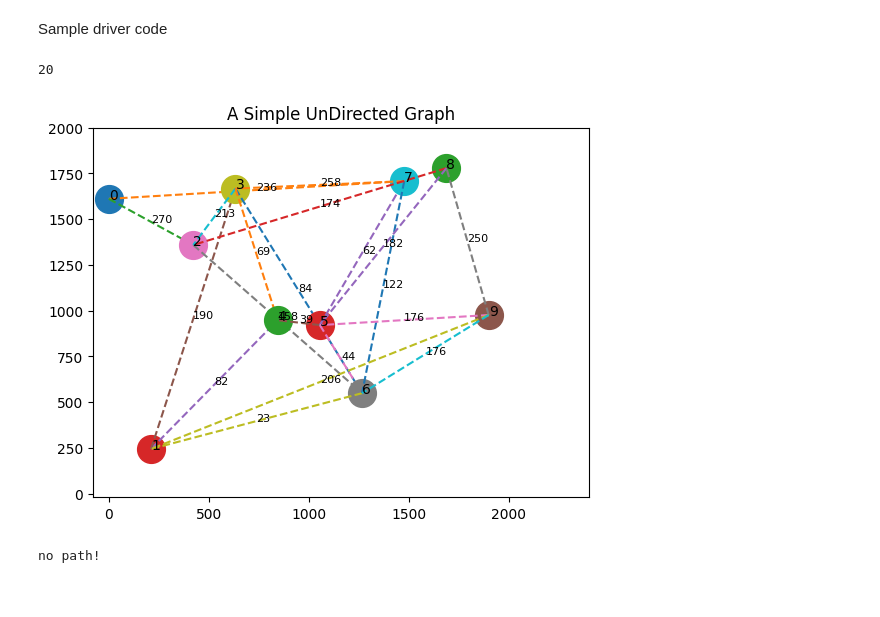
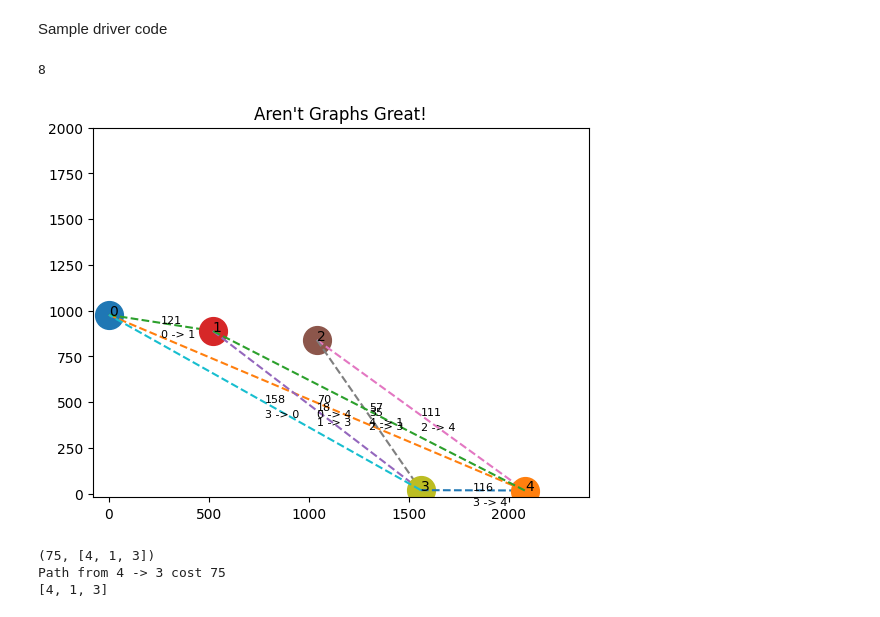
Before and after one commit to jglatts/graphs, a Jupyter notebook: PyGraph.ipynb, the cells around one changed output. Drawn from its saved outputs; the diff is of its cells as text; code cells hidden in the pictures.

```diff
--- a/PyGraph.ipynb
+++ b/PyGraph.ipynb
@@ -13,9 +14,9 @@ class MinPQ:
         for i in range(len(self.queue)):
             for j in range(len(self.queue)):
                 if (self.queue[i][2] < self.queue[j][2]):
-                    temp = self.queue[j][0]
-                    self.queue[j][2] = self.queue[i][2]
-                    self.queue[i][2] = temp
+                    temp = self.queue[j]
+                    self.queue[j] = self.queue[i]
+                    self.queue[i] = temp
 
     def pop(self):
         return self.queue.pop(0)
@@ -46,6 +47,7 @@ class Graph:
     def add(self, node_from, node_to, weight):
         assert(node_from < self.num_nodes)
         assert(node_to < self.num_nodes)
+        assert(weight >= 0)
         self.adj_list[node_from].append(node_to)
         self.edge_weight[node_from].append(weight)
         self.edges += 1
@@ -63,12 +65,12 @@ class Graph:
                 count += 1
 
     def drawGraph(self):
-        plt.title("A Simple UnDirected Graph")
+        plt.title("Aren't Graphs Great!")
         plt.xlim(-80,2400)
         plt.ylim(-20,2000)
         y = self.getRand(-15, 1800, self.edges)
         print(len(y))
-        amp = 211
+        amp = 520
         for i in range(self.num_nodes):
             plt.plot([i*amp], [y[i]], marker="o", markersize=20)
             plt.text(i*amp, y[i], str(i))
@@ -76,6 +78,7 @@ class Graph:
             for node in self.adj_list[i]:
                 plt.plot([i*amp, node*amp],  [y[i], y[node]], linestyle="--")
                 plt.text((i*amp + node*amp) / 2, (y[i] + y[node]) / 2, self.edge_weight[i][count], fontsize=8)
+                plt.text((i*amp + node*amp) / 2, ((y[i] + y[node]) / 2)-80, str(i) + " -> " + str(node), fontsize=8)
                 count += 1
         plt.show()
 
@@ -98,6 +101,8 @@ class Graph:
             node, prev, weight = min_pq.pop()
             visited.append([node, prev])
             if node == end:
+                # end node found
+                # build the min cost path
                 path.append(prev)
                 curr = prev
                 idx = len(visited) - 2
@@ -114,7 +119,6 @@ class Graph:
                         curr = visited[idx][1]
                     idx -= 1
                 path.reverse()
-                print('Path ' + str(path))
                 break
 
             marked[node] = True
@@ -127,7 +131,8 @@ class Graph:
                     min_costs[adj_list[i]] = dist
                     min_pq.add(adj_list[i], node, weights[i])
 
-        return min_costs[end] if min_costs[end] != sys.maxsize else None
+        # somehow returning 3?? values here
+        return (min_costs[end], path) if min_costs[end] != sys.maxsize else (None, None)
 
     def getRand(self, start, end, count):
         ret = []
@@ -144,24 +149,30 @@ class Graph:
 # %% [markdown]
 Sample driver code
 # %%
-g = Graph()
-num_edges = 25
-nodes_from = g.get_rand(0, g.num_nodes-1, num_edges)
-nodes_to = g.get_rand(0, g.num_nodes-1, num_edges)
-weights = g.get_rand(10, 300, num_edges)
+nodes = 5
+g = Graph(num_nodes=nodes)
+num_edges = nodes*4
+nodes_from = g.getRand(0, nodes-1, num_edges)
+nodes_to = g.getRand(0, nodes-1, num_edges)
+weights = g.getRand(10, 300, num_edges)
 used_nodes = []
 
 for i in range(num_edges):
-    if g.check_nodes(nodes_from[i], nodes_to[i], used_nodes):
+    if g.checkNodes(nodes_from[i], nodes_to[i], used_nodes):
         g.add(nodes_from[i], nodes_to[i], weights[i])
         used_nodes.append((nodes_from[i], nodes_to[i]))
 
 g.drawGraph()
-start, end = g.get_rand(0, g.num_nodes-1, 2)
-ret = g.shortestPath(start, end)
-str_ret = "Path from " + str(start) + " -> " + str(end) + " cost " + str(ret)
-print(str_ret if ret != None else "no path!")
+start, end = g.getRand(0, nodes-1, 2)
+while (start == end):
+    start, end = g.getRand(0, nodes-1, 2) # make sure start and end are different
+
+ret, path = g.shortestPath(start, end)
+str_ret = "Path from " + str(start) + " -> " + str(end) + " cost " + str(ret) + "\n" + str(path)
+print(str_ret if ret != None else "no path from " + str(start) + " -> " + str(end))
 # %% [output]
-20
+8
-[figure, old version]
+[figure, new version]
-no path!
+(75, [4, 1, 3])
+Path from 4 -> 3 cost 75
+[4, 1, 3]
```
Also changed, not shown: parts of 2 cells of this notebook.
